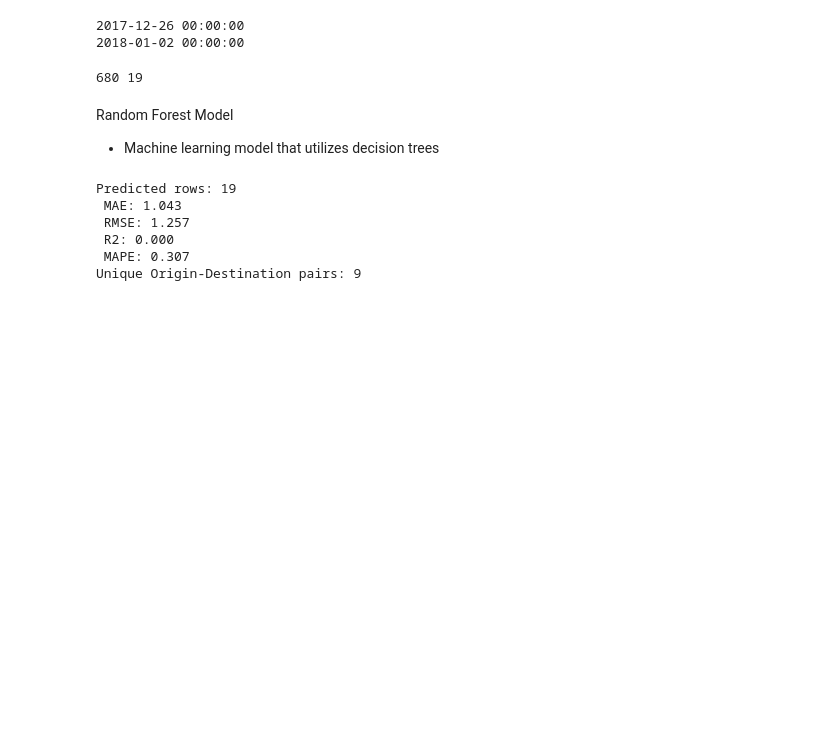
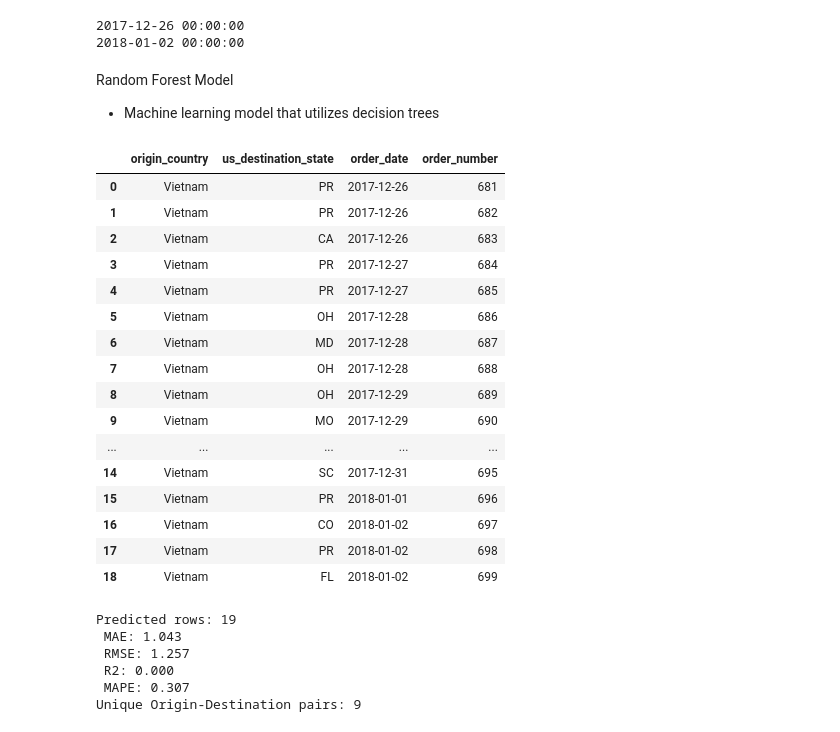
Before and after one commit to wpbSabi/deliveries, a Jupyter notebook: notebooks/03_deliveries_model.ipynb, the cells around one changed output. Saved outputs shown, nothing was run; the diff lists cells and outputs as text; code cells hidden in the pictures; blank space fills up the shorter version.

```diff
--- a/notebooks/03_deliveries_model.ipynb
+++ b/notebooks/03_deliveries_model.ipynb
@@ -41,25 +37,3 @@ print(run_date + pd.Timedelta(days=7))
 # %% [output]
 2017-12-26 00:00:00
 2018-01-02 00:00:00
-# %%
-# Training data to include all data up to the run_date,
-# and testing data to include all data from the run_date to one week after the run_date
-features_train = features_data[features_data['order_date'] < run_date]
-features_test1 = features_data[features_data['order_date'] >= run_date]
-features_test = features_test1[features_test1['order_date'] <= run_date + pd.Timedelta(days=7)]
-
-# Remove order date from features, maybe add back for future features, such as a rolling average or seasonality
-features_train = features_train.drop(columns=['order_date', 'order_number'])
-features_test = features_test.drop(columns=['order_date', 'order_number'])
-
-features_train.reset_index(drop=True, inplace=True)
-features_test.reset_index(drop=True, inplace=True)
-
-# drop non-feature columns, and move the target actual_days to the last columns
-feature_cols = [col for col in features_train.columns if col != 'actual_days']
-features_train = features_train[feature_cols + ['actual_days']]
-features_train.reset_index(drop=True, inplace=True)
-
-print(len(features_train), len(features_test))
-# %% [output]
-680 19
@@ -78,13 +49,33 @@ model = RandomForestRegressor(n_estimators=200, random_state=42, n_jobs=-1)
 model.fit(X_train, y_train)
 y_pred = model.predict(X_test)
 # %%
+# Testing data dimension columns
 rf_data = (
     df.loc[
         (df["order_date"] >= run_date)
         & (df["order_date"] <= run_date + pd.Timedelta(days=7)),
         ["origin_country", "us_destination_state", "order_date", "order_number"],
     ]
     .reset_index(drop=True)
     .copy()
 )
+rf_data
+# %% [output]
+|  | origin_country | us_destination_state | order_date | order_number |
+| 0 | Vietnam | PR | 2017-12-26 | 681 |
+| 1 | Vietnam | PR | 2017-12-26 | 682 |
+| 2 | Vietnam | CA | 2017-12-26 | 683 |
+| 3 | Vietnam | PR | 2017-12-27 | 684 |
+| 4 | Vietnam | PR | 2017-12-27 | 685 |
+| 5 | Vietnam | OH | 2017-12-28 | 686 |
+| 6 | Vietnam | MD | 2017-12-28 | 687 |
+| 7 | Vietnam | OH | 2017-12-28 | 688 |
+| 8 | Vietnam | OH | 2017-12-29 | 689 |
+| 9 | Vietnam | MO | 2017-12-29 | 690 |
+| ... | ... | ... | ... | ... |
+| 14 | Vietnam | SC | 2017-12-31 | 695 |
+| 15 | Vietnam | PR | 2018-01-01 | 696 |
+| 16 | Vietnam | CO | 2018-01-02 | 697 |
+| 17 | Vietnam | PR | 2018-01-02 | 698 |
+| 18 | Vietnam | FL | 2018-01-02 | 699 |
 # %%
```
Also changed, not shown: parts of 18 cells of this notebook, 1 other file.
